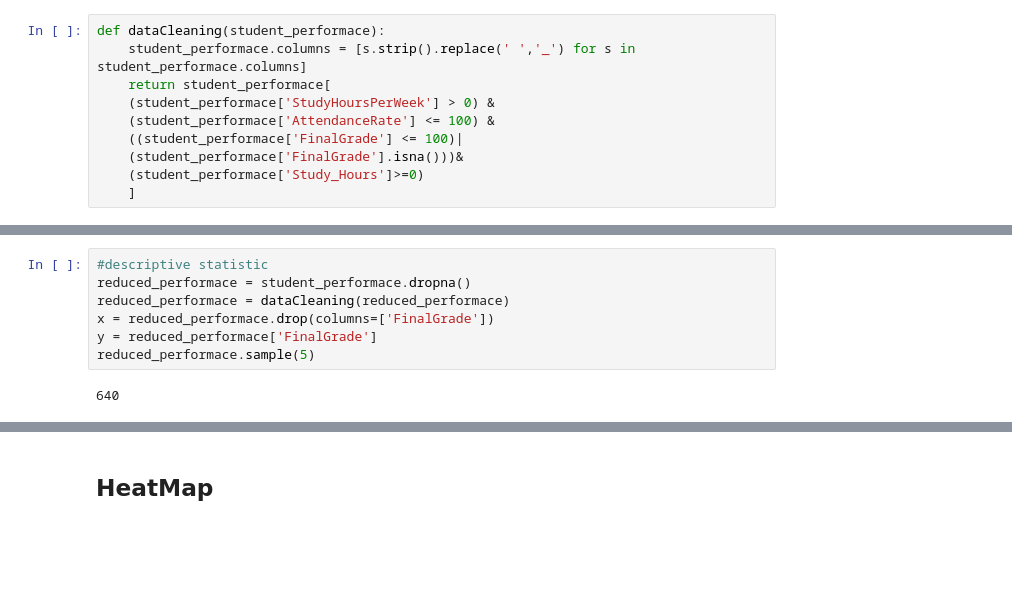
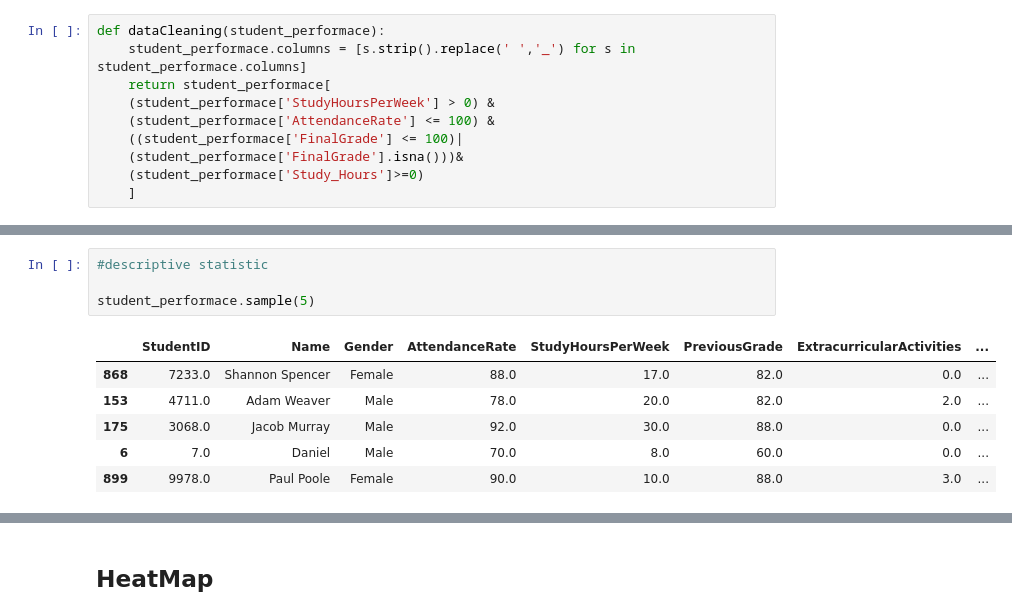
Before and after one commit to zanedotmp4/MLFInalProject, a Jupyter notebook: main.ipynb, the cells around one changed output, grey strips where cells are left out. Saved outputs shown, nothing was run; the diff lists cells and outputs as text; blank space fills up the shorter version.

```diff
--- a/main.ipynb
+++ b/main.ipynb
@@ -52,9 +30,11 @@ finalsGradePredictor
 # %%
 #descriptive statistic
-reduced_performace = student_performace.dropna()
-reduced_performace = dataCleaning(reduced_performace)
-x = reduced_performace.drop(columns=['FinalGrade'])
-y = reduced_performace['FinalGrade']
-reduced_performace.sample(5)
+
+student_performace.sample(5)
 # %% [output]
-640
+|  | StudentID | Name | Gender | AttendanceRate | StudyHoursPerWeek | PreviousGrade | ExtracurricularActivities | ... |
+| 868 | 7233.0 | Shannon Spencer | Female | 88.0 | 17.0 | 82.0 | 0.0 | ... |
+| 153 | 4711.0 | Adam Weaver | Male | 78.0 | 20.0 | 82.0 | 2.0 | ... |
+| 175 | 3068.0 | Jacob Murray | Male | 92.0 | 30.0 | 88.0 | 0.0 | ... |
+| 6 | 7.0 | Daniel | Male | 70.0 | 8.0 | 60.0 | 0.0 | ... |
+| 899 | 9978.0 | Paul Poole | Female | 90.0 | 10.0 | 88.0 | 3.0 | ... |
```
Also changed, not shown: parts of 14 cells of this notebook.
